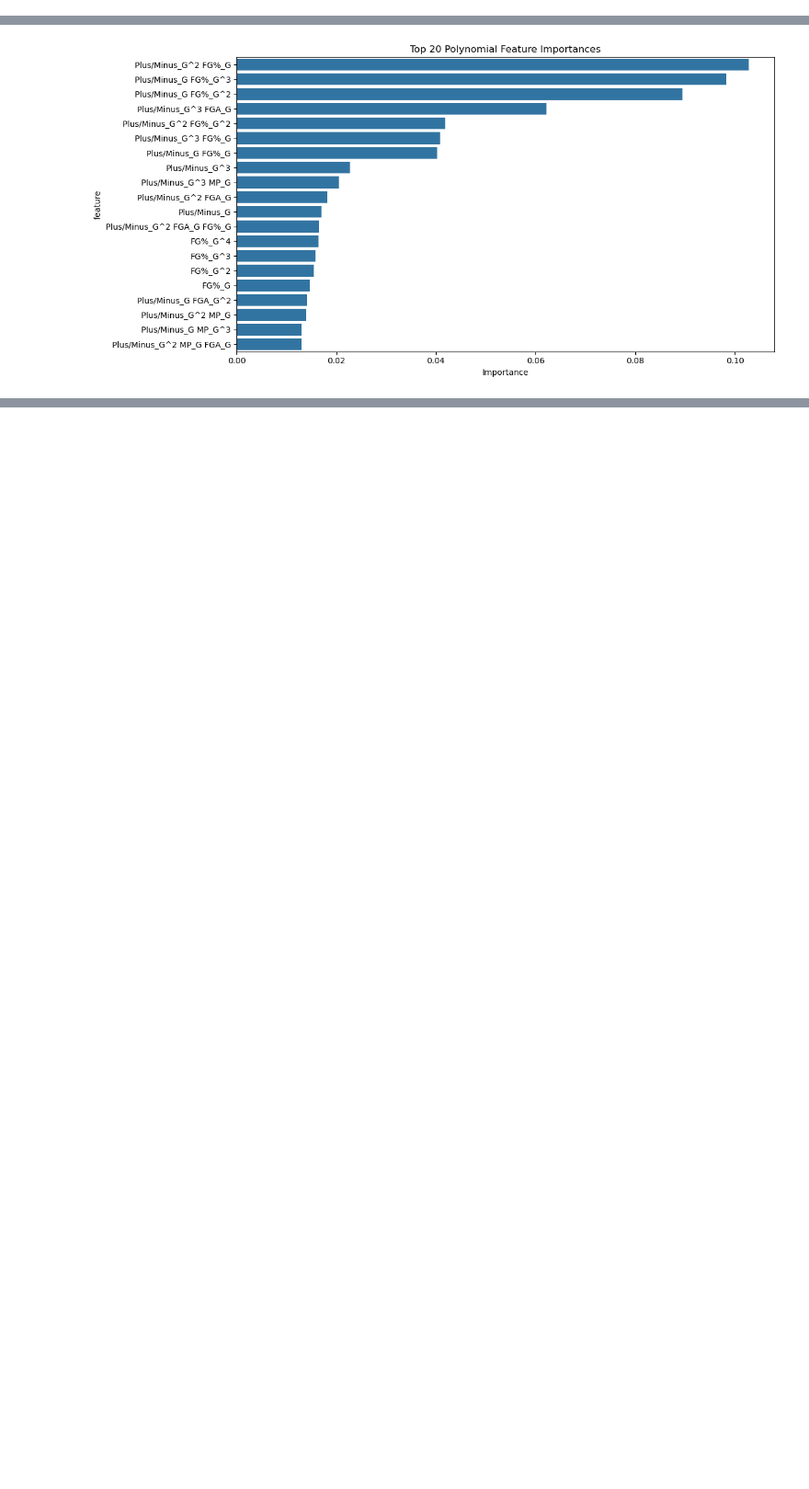
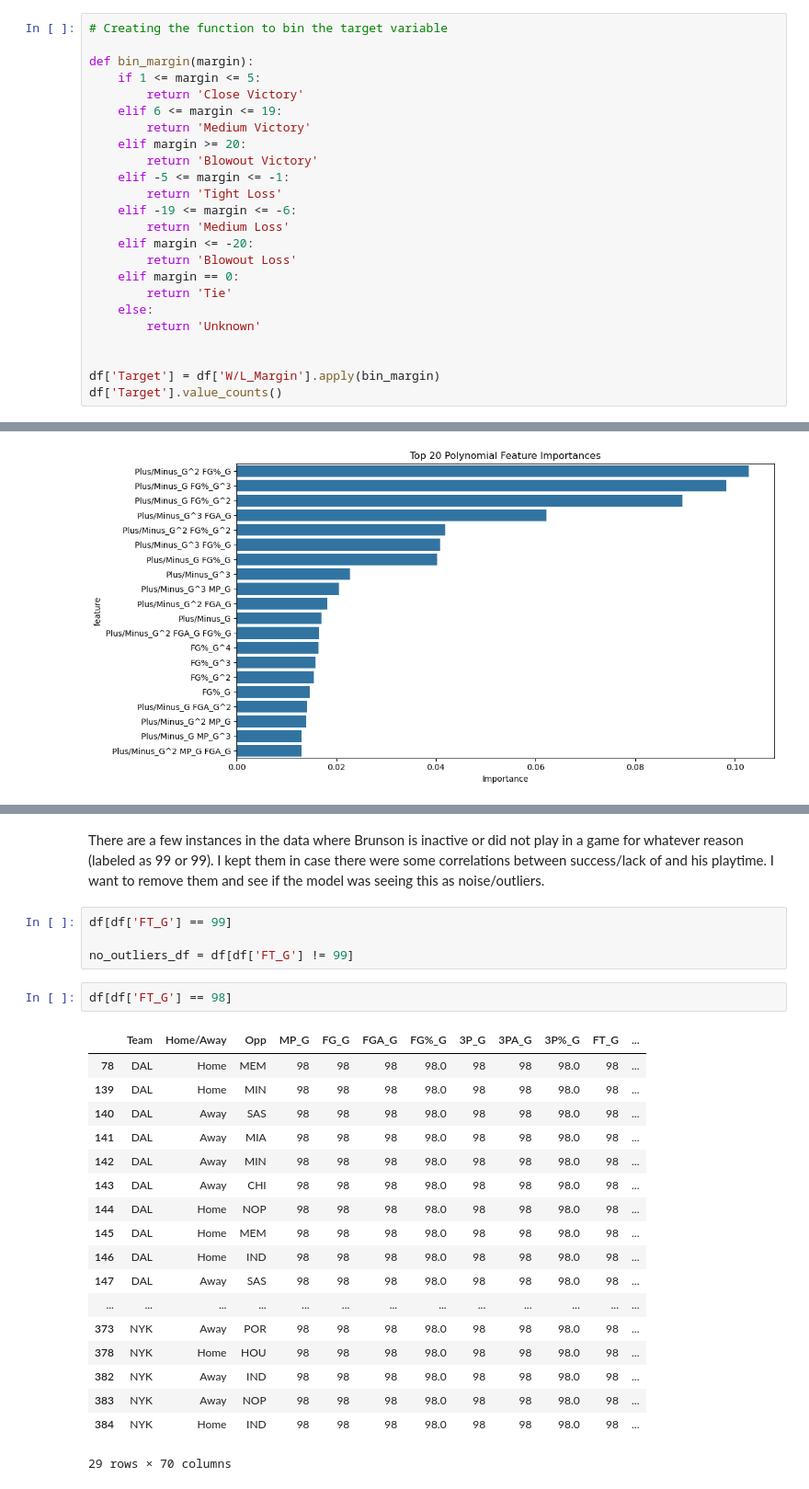
Before and after one commit to sabrinasayed99/Ph4_NBA_Player_Performance, a Jupyter notebook: Second_Model.ipynb, the cells around one changed output, grey strips where cells are left out. Shown at 92% size. Drawn from its saved outputs; the diff is of its cells as text; blank space fills up the shorter version.

Commit message:
tuning second model, building xgboost

```diff
--- a/Second_Model.ipynb
+++ b/Second_Model.ipynb
@@ -76,0 +77,24 @@ Name: count, Length: 73, dtype: int64
+# %%
+# Creating the function to bin the target variable
+
+def bin_margin(margin):
+    if 1 <= margin <= 5:
+        return 'Close Victory'
+    elif 6 <= margin <= 19:
+        return 'Medium Victory'
+    elif margin >= 20:
+        return 'Blowout Victory'
+    elif -5 <= margin <= -1:
+        return 'Tight Loss'
+    elif -19 <= margin <= -6:
+        return 'Medium Loss'
+    elif margin <= -20:
+        return 'Blowout Loss'
+    elif margin == 0:
+        return 'Tie'
+    else:
+        return 'Unknown'
+
+
+df['Target'] = df['W/L_Margin'].apply(bin_margin)
+df['Target'].value_counts()
@@ -631,0 +760,27 @@ df
+# %% [markdown]
+There are a few instances in the data where Brunson is inactive or did not play in a game for whatever reason (labeled as 99 or 99). I kept them in case there were some correlations between success/lack of and his playtime. I want to remove them and see if the model was seeing this as noise/outliers.
+# %%
+df[df['FT_G'] == 99]
+
+no_outliers_df = df[df['FT_G'] != 99]
+# %%
+df[df['FT_G'] == 98]
+# %% [output]
+|  | Team | Home/Away | Opp | MP_G | FG_G | FGA_G | FG%_G | 3P_G | 3PA_G | 3P%_G | FT_G | ... |
+| 78 | DAL | Home | MEM | 98 | 98 | 98 | 98.0 | 98 | 98 | 98.0 | 98 | ... |
+| 139 | DAL | Home | MIN | 98 | 98 | 98 | 98.0 | 98 | 98 | 98.0 | 98 | ... |
+| 140 | DAL | Away | SAS | 98 | 98 | 98 | 98.0 | 98 | 98 | 98.0 | 98 | ... |
+| 141 | DAL | Away | MIA | 98 | 98 | 98 | 98.0 | 98 | 98 | 98.0 | 98 | ... |
+| 142 | DAL | Away | MIN | 98 | 98 | 98 | 98.0 | 98 | 98 | 98.0 | 98 | ... |
+| 143 | DAL | Away | CHI | 98 | 98 | 98 | 98.0 | 98 | 98 | 98.0 | 98 | ... |
+| 144 | DAL | Home | NOP | 98 | 98 | 98 | 98.0 | 98 | 98 | 98.0 | 98 | ... |
+| 145 | DAL | Home | MEM | 98 | 98 | 98 | 98.0 | 98 | 98 | 98.0 | 98 | ... |
+| 146 | DAL | Home | IND | 98 | 98 | 98 | 98.0 | 98 | 98 | 98.0 | 98 | ... |
+| 147 | DAL | Away | SAS | 98 | 98 | 98 | 98.0 | 98 | 98 | 98.0 | 98 | ... |
+| ... | ... | ... | ... | ... | ... | ... | ... | ... | ... | ... | ... | ... |
+| 373 | NYK | Away | POR | 98 | 98 | 98 | 98.0 | 98 | 98 | 98.0 | 98 | ... |
+| 378 | NYK | Home | HOU | 98 | 98 | 98 | 98.0 | 98 | 98 | 98.0 | 98 | ... |
+| 382 | NYK | Away | IND | 98 | 98 | 98 | 98.0 | 98 | 98 | 98.0 | 98 | ... |
+| 383 | NYK | Away | NOP | 98 | 98 | 98 | 98.0 | 98 | 98 | 98.0 | 98 | ... |
+| 384 | NYK | Home | IND | 98 | 98 | 98 | 98.0 | 98 | 98 | 98.0 | 98 | ... |
+29 rows × 70 columns
```
Also changed, not shown: parts of 41 cells of this notebook, 1 other file.
